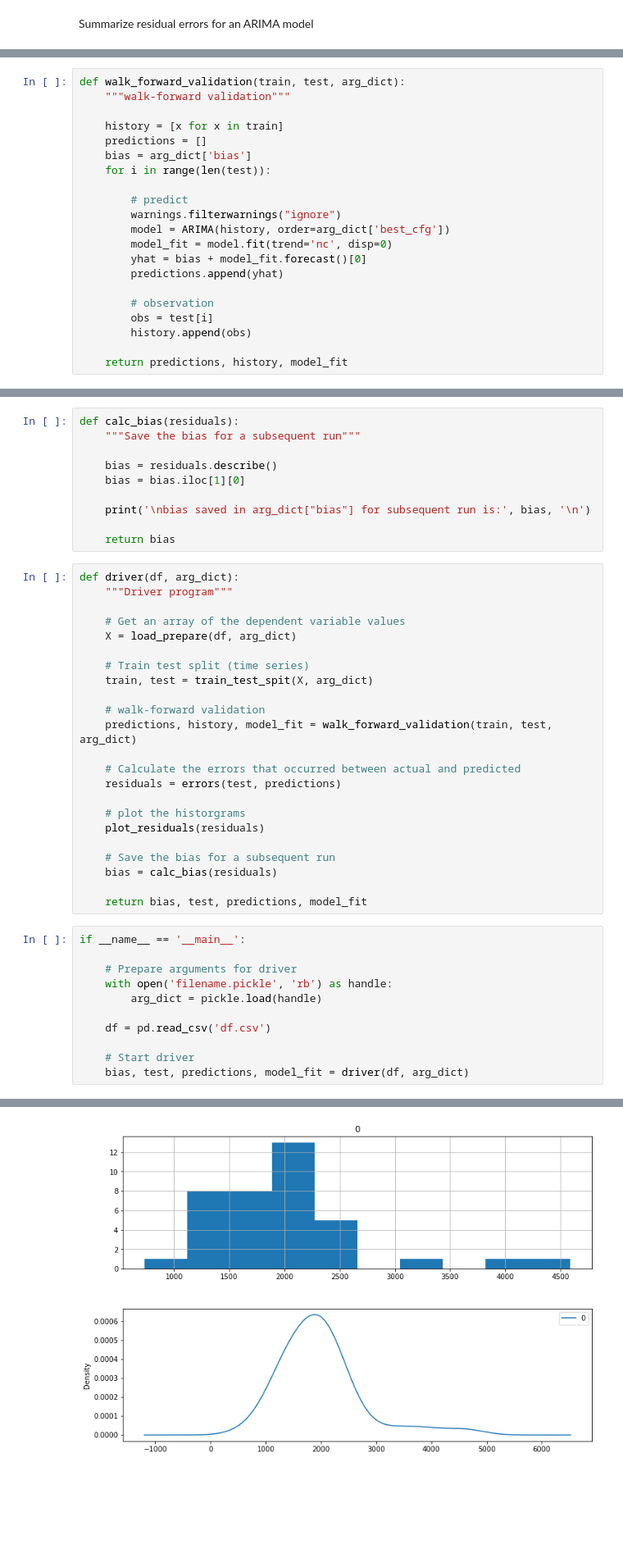
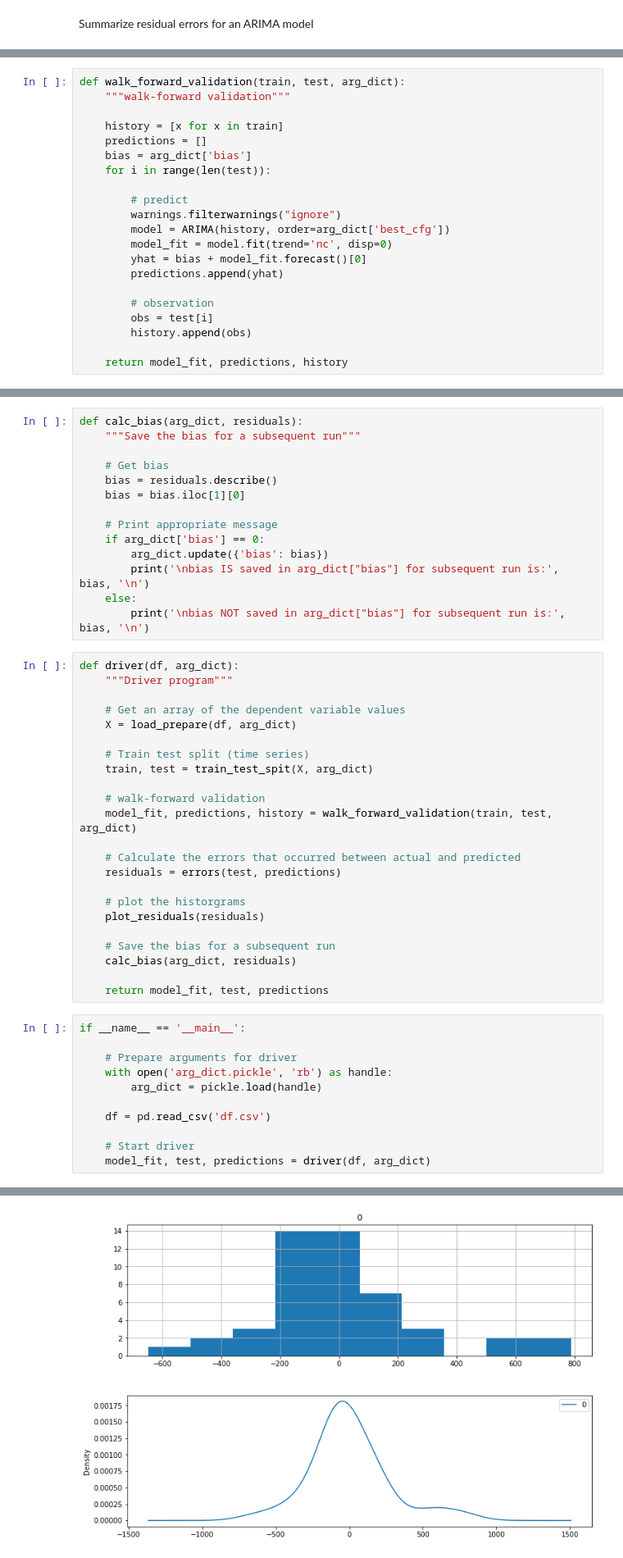
Before and after one commit to LindsayMoir/arima, a Jupyter notebook: summarize.ipynb, the cells around one changed output, grey strips where cells are left out. Shown at 82% size. Saved outputs shown, nothing was run; the diff lists cells and outputs as text; blank space fills up the shorter version.

```diff
--- a/summarize.ipynb
+++ b/summarize.ipynb
@@ -52,7 +52,7 @@ def walk_forward_validation(train, test, arg_dict):
         obs = test[i]
         history.append(obs)
 
-    return predictions, history, model_fit
+    return model_fit, predictions, history
 # %%
 def errors(test, predictions):
     """Calculate the errors that occurred between actual and predicted"""
@@ -79,15 +79,19 @@ def plot_residuals(residuals):
     residuals.plot(kind='kde', ax=plt.gca())
     plt.show();
 # %%
-def calc_bias(residuals):
+def calc_bias(arg_dict, residuals):
     """Save the bias for a subsequent run"""
 
+    # Get bias
     bias = residuals.describe()
     bias = bias.iloc[1][0]
 
-    print('\nbias saved in arg_dict["bias"] for subsequent run is:', bias, '\n')
-
-    return bias
+    # Print appropriate message
+    if arg_dict['bias'] == 0:
+        arg_dict.update({'bias': bias})
+        print('\nbias IS saved in arg_dict["bias"] for subsequent run is:', bias, '\n')
+    else:
+        print('\nbias NOT saved in arg_dict["bias"] for subsequent run is:', bias, '\n')
 # %%
 def driver(df, arg_dict):
     """Driver program"""
@@ -99,7 +103,7 @@ def driver(df, arg_dict):
     train, test = train_test_spit(X, arg_dict)
 
     # walk-forward validation
-    predictions, history, model_fit = walk_forward_validation(train, test, arg_dict)
+    model_fit, predictions, history = walk_forward_validation(train, test, arg_dict)
 
     # Calculate the errors that occurred between actual and predicted
     residuals = errors(test, predictions)
@@ -108,18 +112,18 @@ def driver(df, arg_dict):
     plot_residuals(residuals)
 
     # Save the bias for a subsequent run
-    bias = calc_bias(residuals)
+    calc_bias(arg_dict, residuals)
 
-    return bias, test, predictions, model_fit
+    return model_fit, test, predictions
 # %%
 if __name__ == '__main__':
 
     # Prepare arguments for driver
-    with open('filename.pickle', 'rb') as handle:
+    with open('arg_dict.pickle', 'rb') as handle:
         arg_dict = pickle.load(handle)
 
     df = pd.read_csv('df.csv')
 
     # Start driver
-    bias, test, predictions, model_fit = driver(df, arg_dict)
+    model_fit, test, predictions = driver(df, arg_dict)
 # %% [output]
@@ -136 +140 @@ max    4591.000141
-[figure, old version]
+[figure, new version]
```
Also changed, not shown: parts of 1 cell of this notebook, 16 other files.
